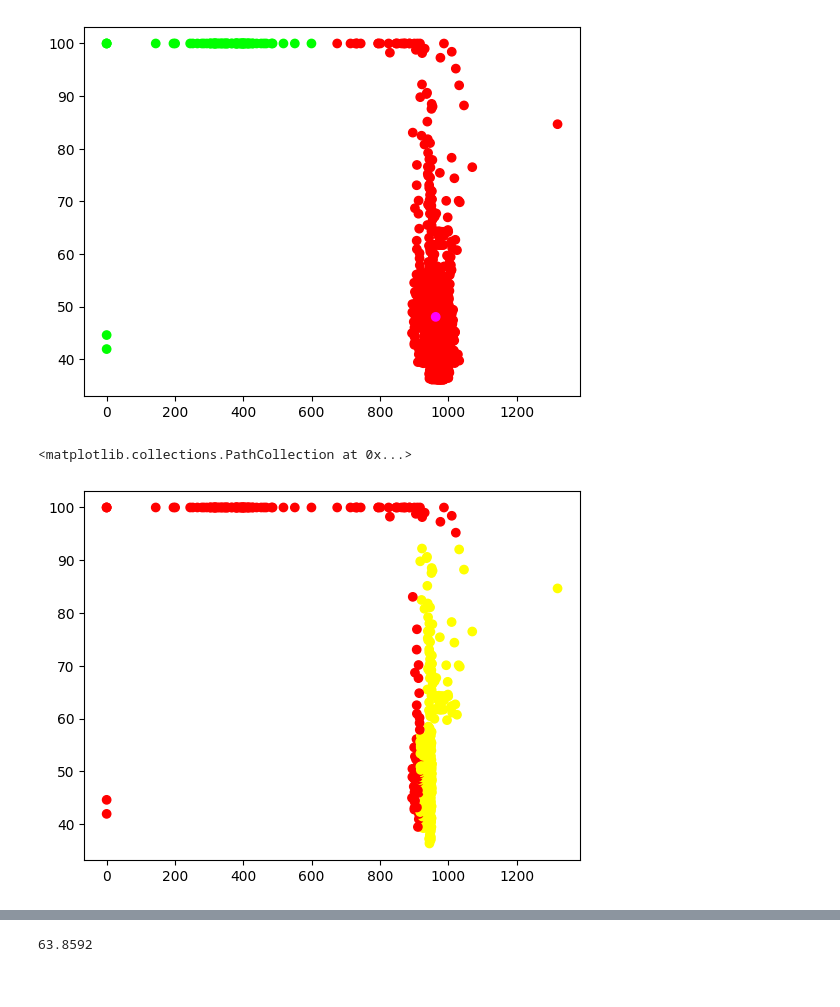
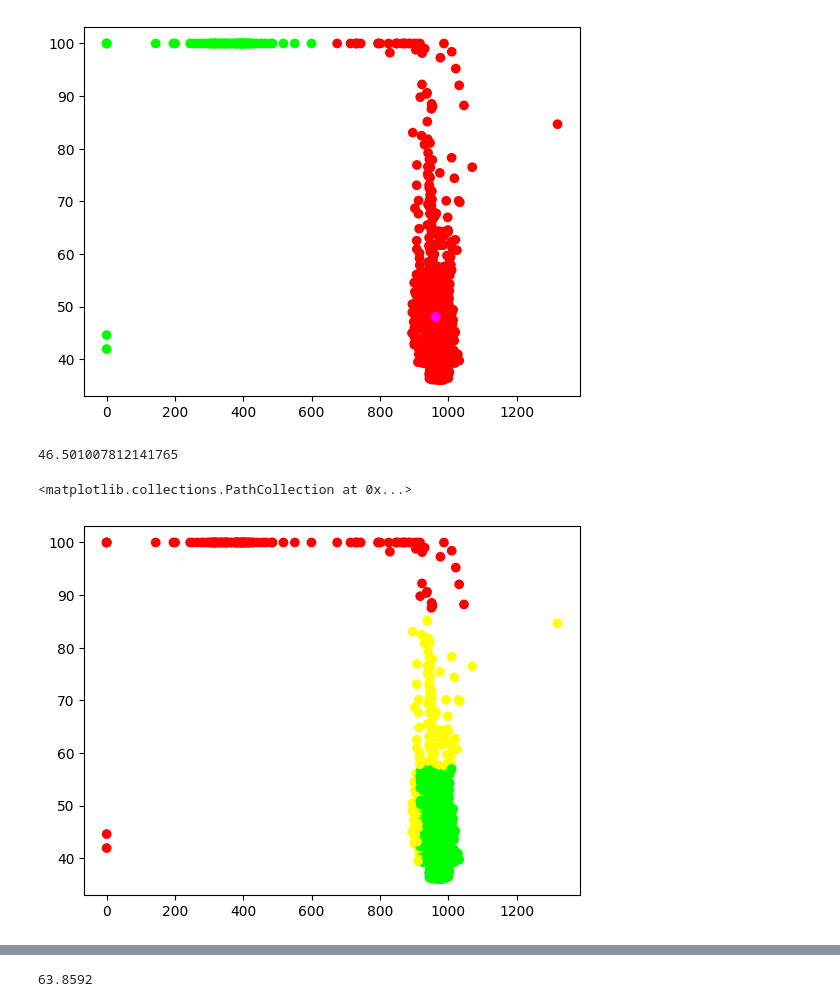
Before and after one commit to MagnusChase03/PFAD, a Jupyter notebook: api/Preproccess.ipynb, the cells around one changed output, grey strips where cells are left out. Cells and saved outputs as stored; diff of their text form; code cells hidden in the pictures.

```diff
--- a/api/Preproccess.ipynb
+++ b/api/Preproccess.ipynb
@@ -135,16 +135,20 @@ colors = []
 df["Issue"] = 0
 for i in range(0, len(X)):
     point = [X[i].item(), y[i].item()]
-    if point[0] < center_x - error_threshold or point[1] > center_y + error_threshold:
+    if point[0] < center_x - error_threshold or point[1] > center_y + error_threshold / 5:
         X_concern.append(point[0])
         y_concern.append(point[1])
         colors.append("#FF0000")
         df.iloc[i, 4] = 2.0
-    elif point[0] < center_x - threshold or point[1] > center_y + threshold:
+    elif point[0] < center_x - threshold or point[1] > center_y + threshold / 5:
         X_concern.append(point[0])
         y_concern.append(point[1])
         colors.append("#FFFF00")
         df.iloc[i, 4] = 1.0
+    else:
+        X_concern.append(point[0])
+        y_concern.append(point[1])
+        colors.append("#00FF00")
 # %%
 plt.scatter(X_concern, y_concern, c=colors)
 # %% [output]
@@ -231,48 +235,52 @@ plt.scatter(X, y, c=colors)
 <matplotlib.collections.PathCollection at 0x...>
 [figure]
 # %%
-threshold = 100000
-
 center_x = kmeans.cluster_centers_[0][0]
 center_y = kmeans.cluster_centers_[0][1]
 
-for k in range(0, 2):
-    total = 0
-    count = 0
-    for i in range(0, len(X)):
-        point = [X[i].item(), y[i].item()]
-        pred = kmeans.predict([point]).item()
-        distance = math.sqrt((point[0] - center_x) ** 2 + (point[1] - center_y) ** 2)
-        if pred == 0 and distance < threshold:
-            total += distance
-            count += 1
-    threshold = total / count
+total = 0
+count = 0
+for i in range(0, len(X)):
+    point = [X[i].item(), y[i].item()]
+    pred = kmeans.predict([point]).item()
+    distance = math.sqrt((point[0] - center_x) ** 2 + (point[1] - center_y) ** 2)
+    if pred == 0:
+        total += distance
+        count += 1
+threshold = total / count
+threshold *= 2
 
-threshold
+print(threshold)
 error_threshold = 4 * threshold
+# %% [output]
+46.501007812141765
 # %%
 X_concern = []
 y_concern = []
 colors = []
 
 df["Issue"] = 0
 for i in range(0, len(X)):
     point = [X[i].item(), y[i].item()]
-    if point[0] < center_x - error_threshold or point[1] > center_y + error_threshold:
+    if point[0] < center_x - error_threshold or point[1] > center_y + error_threshold / 5:
         X_concern.append(point[0])
         y_concern.append(point[1])
         colors.append("#FF0000")
         df.iloc[i, 4] = 2.0
-    elif point[0] < center_x - threshold or point[1] > center_y + threshold:
+    elif point[0] < center_x - threshold or point[1] > center_y + threshold / 5:
         X_concern.append(point[0])
         y_concern.append(point[1])
         colors.append("#FFFF00")
         df.iloc[i, 4] = 1.0
+    else:
+        X_concern.append(point[0])
+        y_concern.append(point[1])
+        colors.append("#00FF00")
 
 plt.scatter(X_concern, y_concern, c=colors)
 # %% [output]
 <matplotlib.collections.PathCollection at 0x...>
-[figure, old version]
+[figure, new version]
 # %%
 warnings = df[(df["Issue"] == 2) | (df["Issue"] == 1)]
 for i in range(0, df.shape[0]):
```
Also changed, not shown: parts of 19 cells of this notebook, 5 other files.
